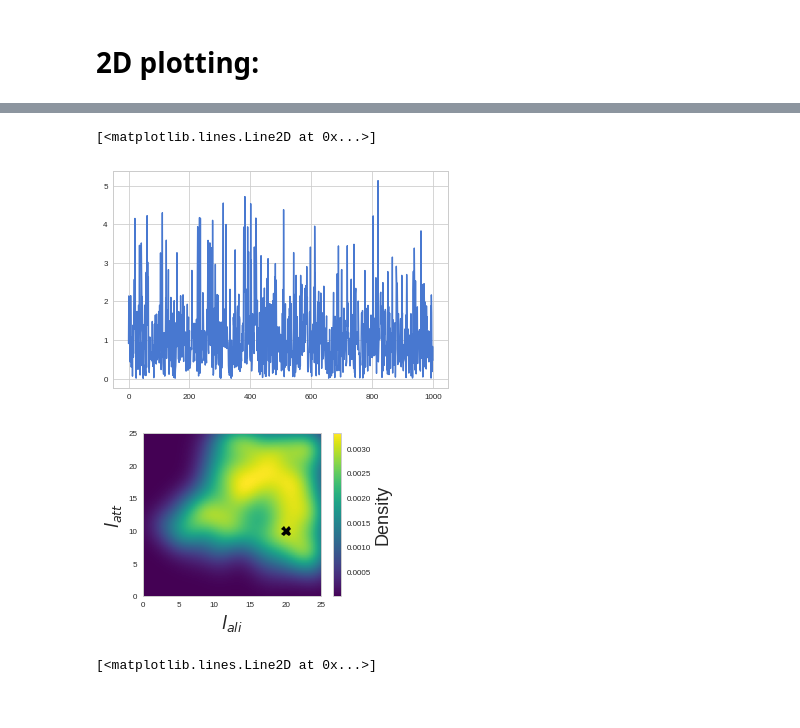
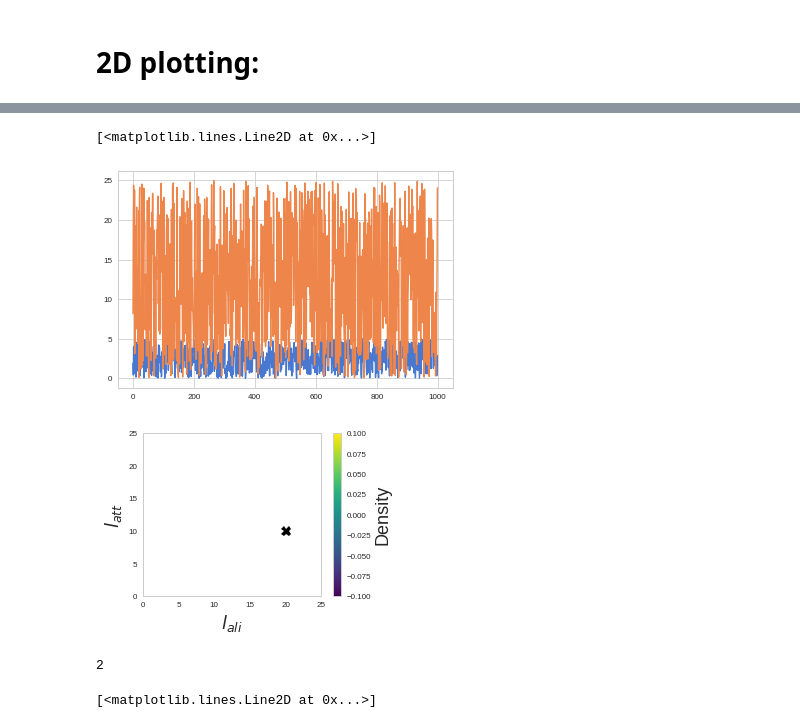
Before and after one commit to ctorney/abc-graph-nets, a Jupyter notebook: zonal_violins_2d_4d.ipynb, the cells around one changed output, grey strips where cells are left out. Cells and saved outputs as stored; diff of their text form; code cells hidden in the pictures.

```diff
--- a/zonal_violins_2d_4d.ipynb
+++ b/zonal_violins_2d_4d.ipynb
@@ -101,13 +118,15 @@ for data_rep in range(num_reps):
 # %%
-plt.plot(samples_gnn[:,0,0,0])
+plt.plot(samples_gnn[:,0,1,0])
+plt.plot(samples_gnn[:,1,1,0])
 # %% [output]
 [<matplotlib.lines.Line2D at 0x...>]
-[figure, old version]
+[figure, new version]
 # %%
 plt.figure(figsize=(4,3))
 # fit an array of size [Ndim, Nsamples]
-dat = 3
+dat = 0
 rep = 3
+#:,0,0,3
 
 data = np.vstack([samples_mss[:,0,rep,dat],samples_mss[:,1,rep,dat]])
 kde = gaussian_kde(data)
@@ -135,7 +154,7 @@ cb.set_label("Density", fontsize=18)
 #plt.savefig('kde_GNN_12_16_2D.png',bbox_inches = 'tight',dpi=300)
 plt.show()
 # %% [output]
-[figure, old version]
+[figure, new version]
 # %%
 #4D:
 
@@ -157,3 +176,7 @@ for data_rep in range(num_reps):
+# %%
+dis
+# %% [output]
+2
 # %%
 plt.plot(samples_mrc[:,3,0,0])
 # %% [output]
```
Also changed, not shown: parts of 20 cells of this notebook.
